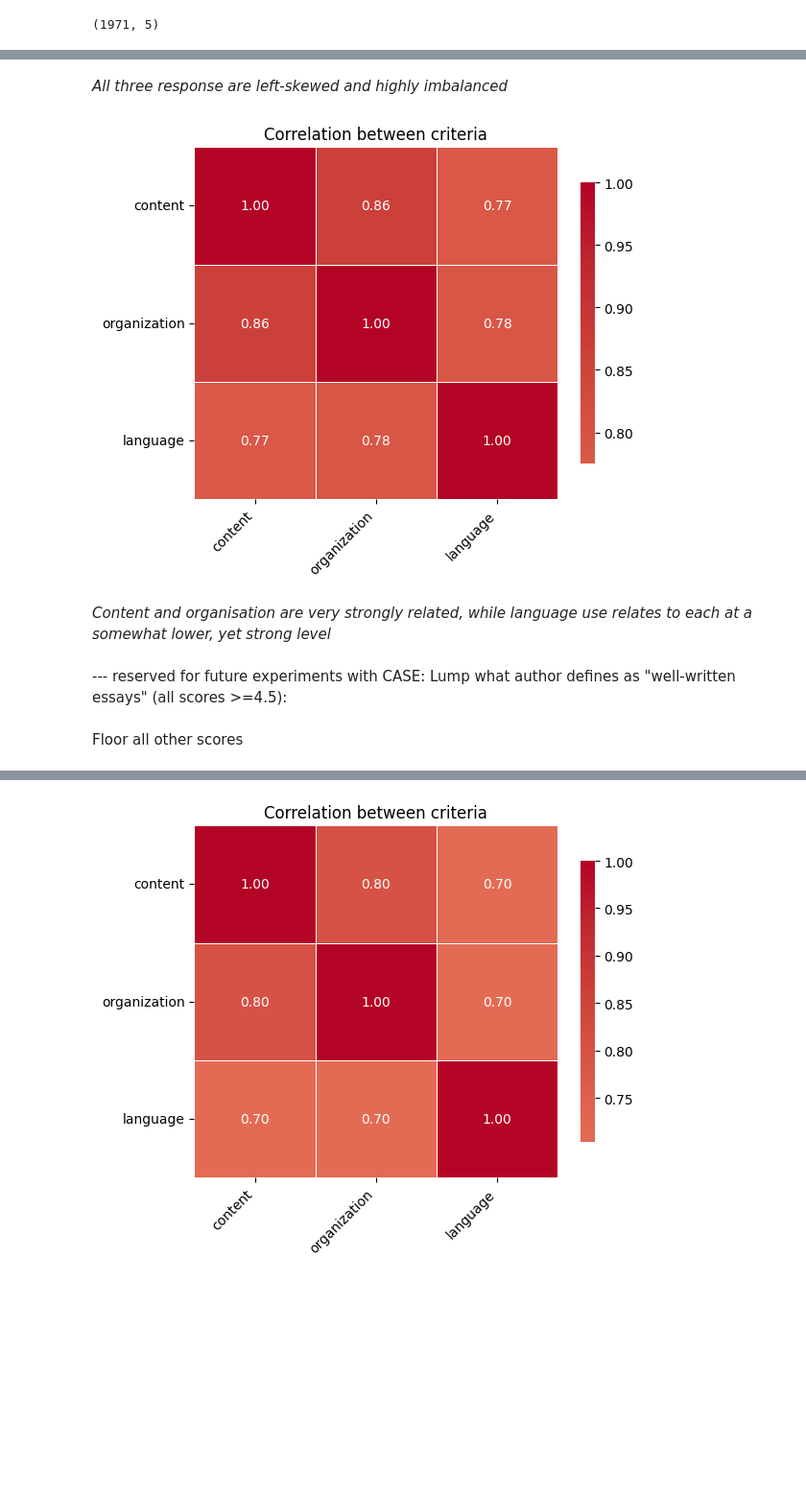
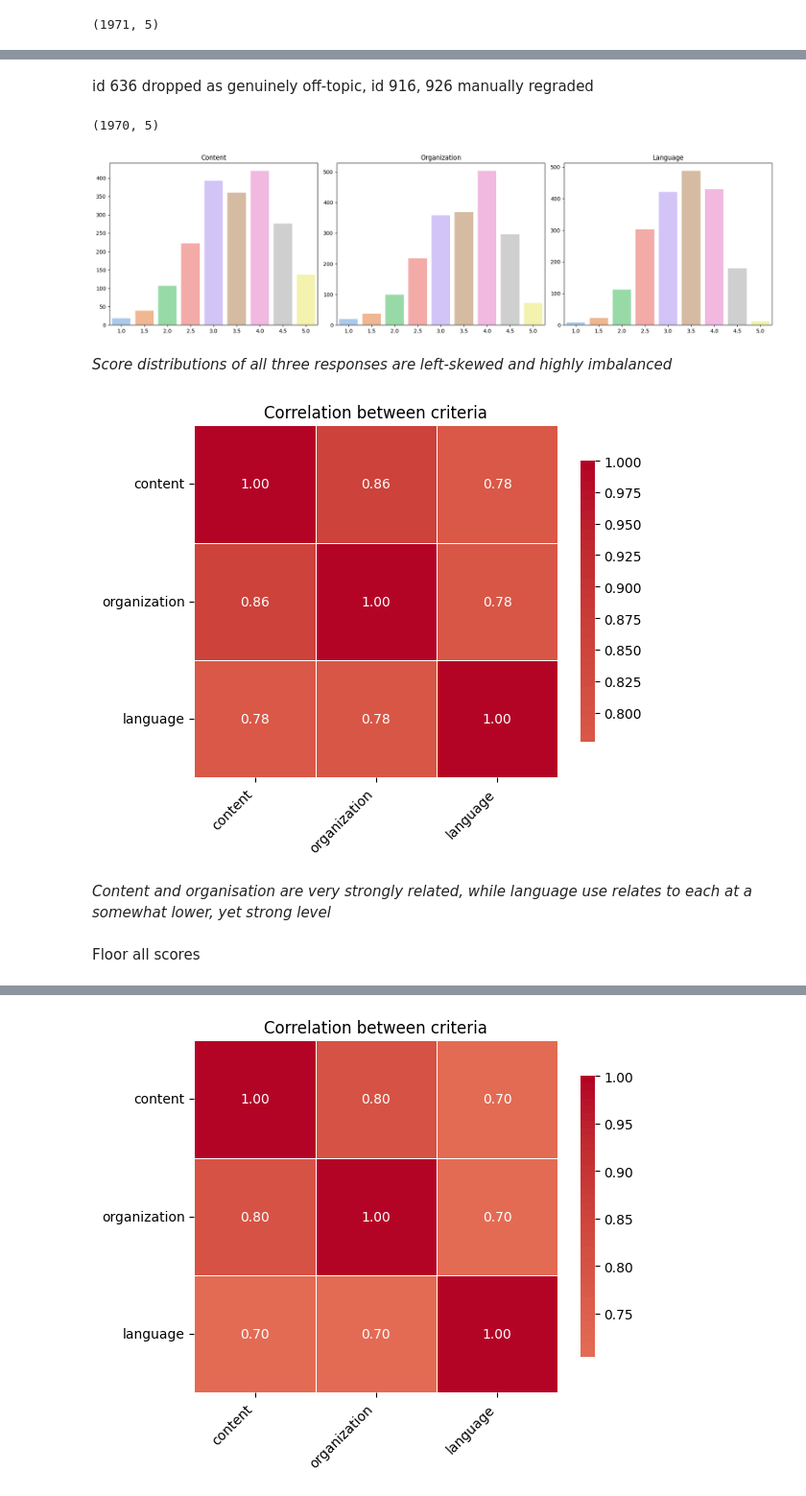
Before and after one commit to sun-0-set/MAGeLDR-KL-loss, a Jupyter notebook: data preparation.ipynb, the cells around one changed output, grey strips where cells are left out. Shown: that part at 96% size. Cells and saved outputs as stored; diff of their text form; code cells hidden in the pictures; blank space fills up the shorter version.

Commit message:
data prep notebook expansion

```diff
--- a/data preparation.ipynb
+++ b/data preparation.ipynb
@@ -5,7 +238,7 @@ import seaborn as sns
 # %% [markdown]
 # DREsS New
 # %%
-dress_new = pd.read_csv('DREsS_New.tsv', sep='\t', index_col=0)
+dress_new = pd.read_csv(DATA_DIR_PATH + 'DREsS_New.tsv', sep='\t', index_col=0)
 dress_new.shape
 # %% [output]
 (2279, 6)
@@ -47,19 +277,20 @@ plt.show()
+# %% [markdown]
+id 636 dropped as genuinely off-topic, id 916, 926 manually regraded
+# %%
+dress_new.loc[[916,926], y_cols] = [[2,1,2], [1,1,2]]
+dress_new = dress_new[dress_new[y_cols].ge(1).all(axis=1)]
+dress_new.shape
+# %% [output]
+(1970, 5)
+# %%
+plot_grade_distributions(dress_new, y_cols)
+# %% [output]
+[figure, added]
 # %% [markdown]
-*All three response are left-skewed and highly imbalanced*
+*Score distributions of all three responses are left-skewed and highly imbalanced*
-# %%
-# dress_new.select_dtypes('number').corr().style.background_gradient(cmap='coolwarm')
-corr = dress_new[y_cols].corr()
-plt.figure(figsize=(6, 5))
-sns.heatmap(corr, annot=True, fmt='.2f', cmap='coolwarm', center=0,
-      linewidths=0.5, cbar_kws={'shrink': 0.8})
-plt.title('Correlation between criteria')
-plt.xticks(rotation=45, ha='right')
-plt.yticks(rotation=0)
-plt.tight_layout()
-plt.show()
-# %% [output]
-[figure, removed]
+# %%
+dress_new_corr_before = plot_correlation_heatmap(dress_new, y_cols)
+# %% [output]
+[figure, added]
 # %% [markdown]
 *Content and organisation are very strongly related, while language use relates to each at a somewhat lower, yet strong level*
-# %% [markdown]
---- reserved for future experiments with CASE: Lump what author defines as "well-written essays" (all scores >=4.5):
@@ -68,4 +300,4 @@ plt.show()
 # %% [markdown]
-Floor all other scores
+Floor all scores
 # %%
 dress_new[y_cols] = dress_new[y_cols].astype(int)
```
Also changed, not shown: parts of 30 cells of this notebook, 1 other file.
